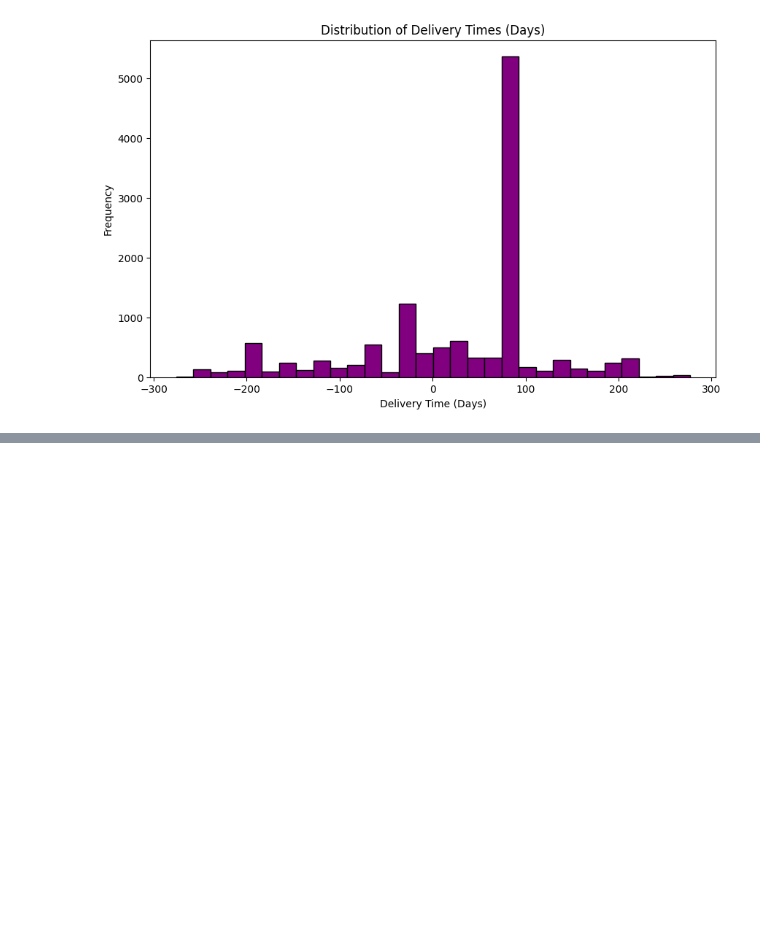
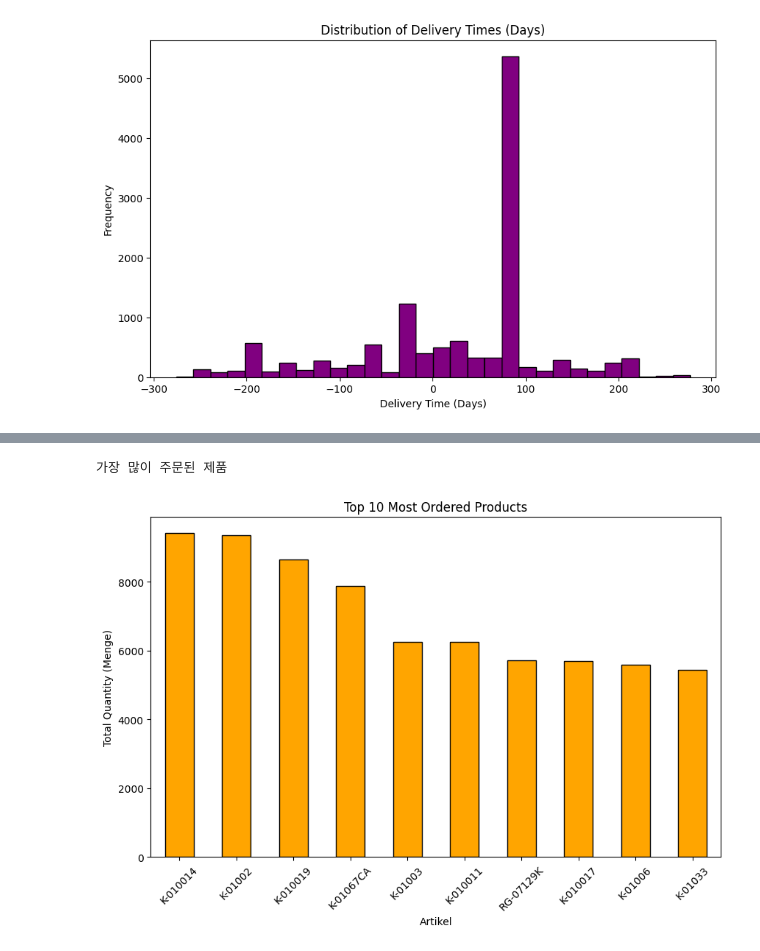
Before and after one commit to jisuseo/forecast_kimsasia, a Jupyter notebook: forecast_kimsasia.ipynb, the cells around one changed output, grey strips where cells are left out. Drawn from its saved outputs; the diff is of its cells as text; code cells hidden in the pictures; blank space fills up the shorter version.

```diff
--- a/forecast_kimsasia.ipynb
+++ b/forecast_kimsasia.ipynb
@@ -340,0 +399,17 @@ report = """
+# %%
+print("가장 많이 주문된 제품 \n")
+
+# 제품별 총 수량 계산
+artikel_menge = dataset_pur.groupby('Artikel')['EZMenge'].sum().sort_values(ascending=False)
+
+# 상위 10개 제품 시각화
+plt.figure(figsize=(10, 6))
+artikel_menge.head(10).plot(kind='bar', color='orange', edgecolor='black')
+plt.title('Top 10 Most Ordered Products')
+plt.xlabel('Artikel')
+plt.ylabel('Total Quantity (Menge)')
+plt.xticks(rotation=45)
+plt.show()
+# %% [output]
+가장 많이 주문된 제품
+[figure, added]
```
Also changed, not shown: parts of 8 cells of this notebook.
